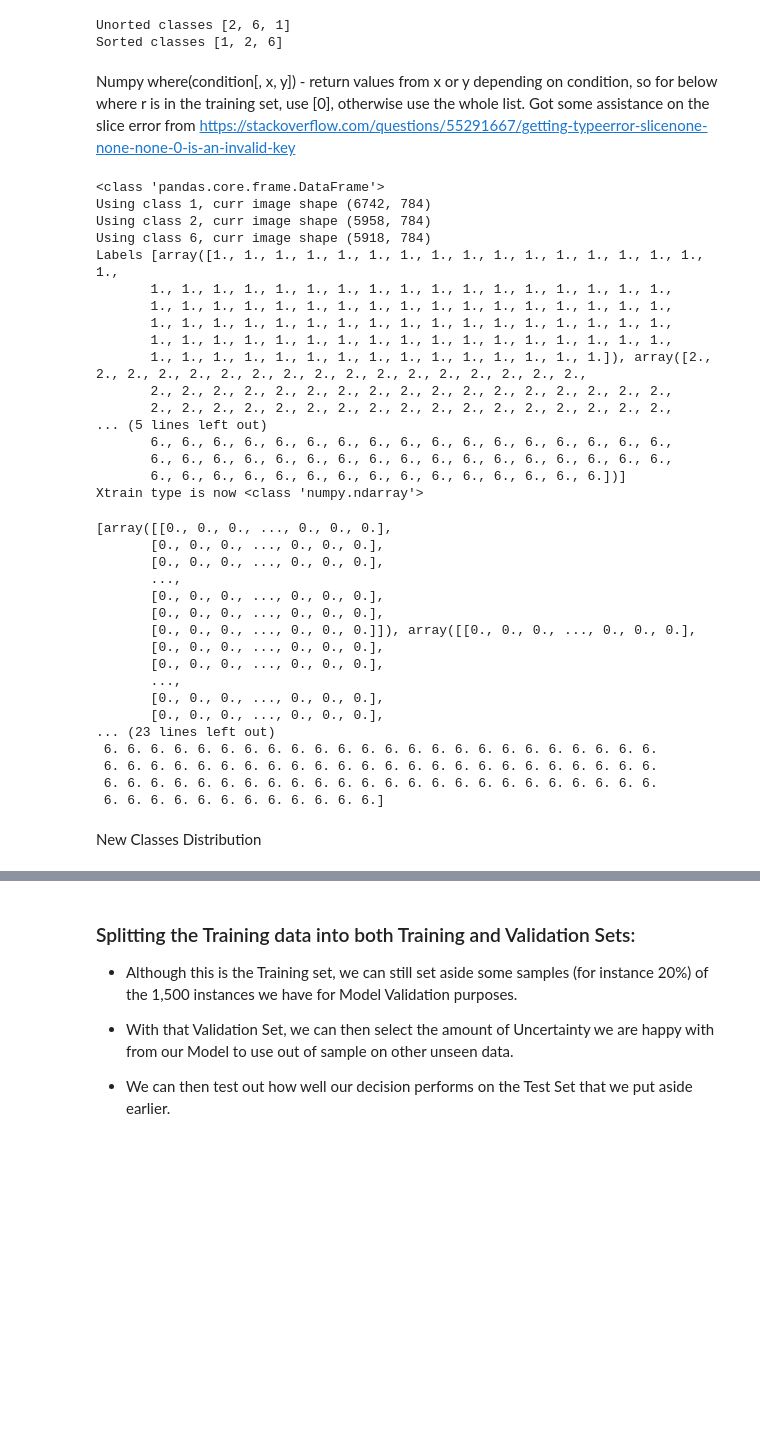
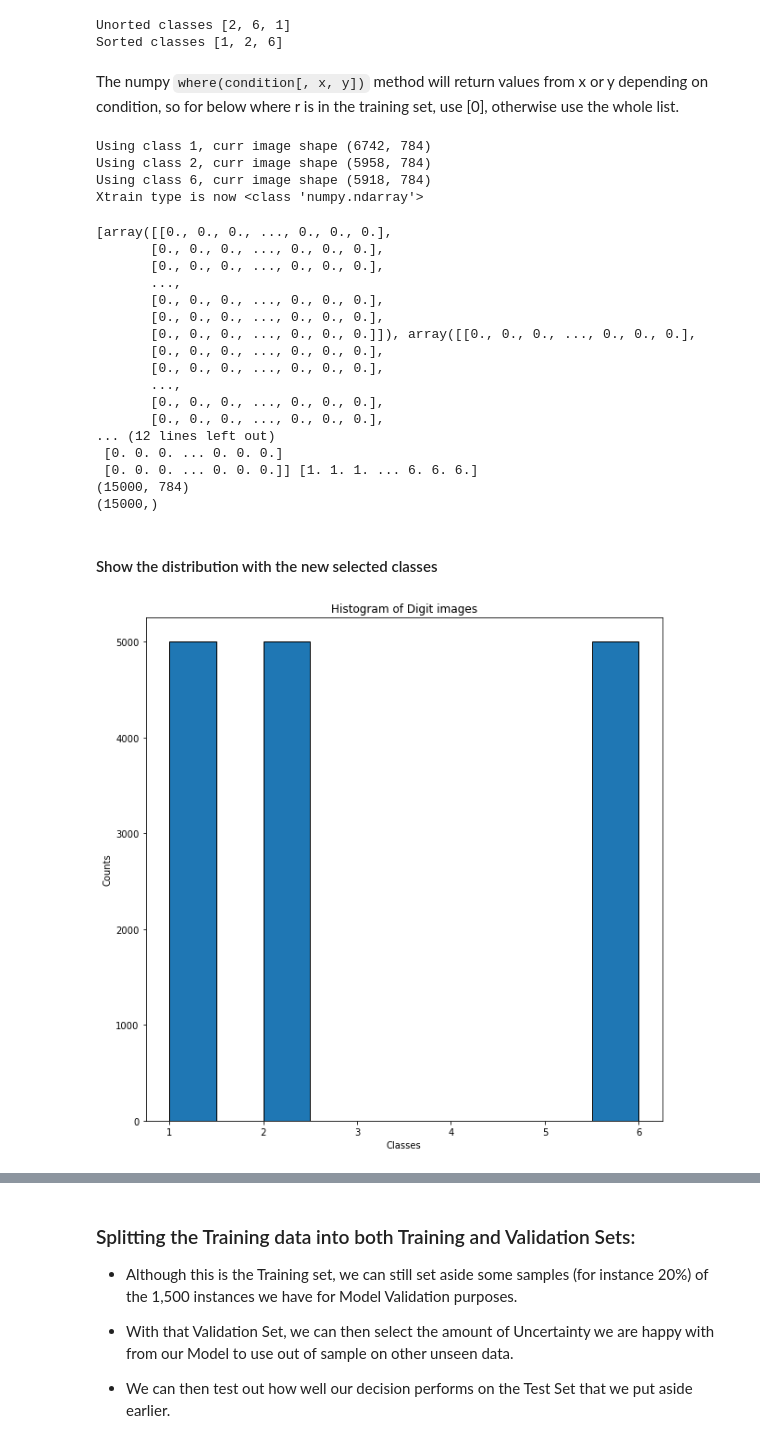
Before and after one commit to 9309888/ET5003-Group-2, a Jupyter notebook: ET5003_Etivity1_JohnHayes_9309888.ipynb, the cells around one changed output, grey strips where cells are left out. Cells and saved outputs as stored; diff of their text form; code cells hidden in the pictures; blank space fills up the shorter version.

```diff
--- a/ET5003_Etivity1_JohnHayes_9309888.ipynb
+++ b/ET5003_Etivity1_JohnHayes_9309888.ipynb
@@ -336,33 +395,19 @@ print("Sorted classes {}".format(classes))
 Unorted classes [2, 6, 1]
 Sorted classes [1, 2, 6]
 # %% [markdown]
-Numpy where(condition[, x, y]) - return values from x or y depending on condition, so for below where r is in the training set, use [0], otherwise use the whole list.
-Got some assistance on the slice error from https://stackoverflow.com/questions/55291667/getting-typeerror-slicenone-none-none-0-is-an-invalid-key
+The numpy `where(condition[, x, y])` method will return values from x or y depending on condition, so for below where r is in the training set, use [0], otherwise use the whole list.
 # %%
-# The number of instances we'll keep for each of our 3 digits:
-inst_class = 100
 
 inputs = []
 labels = []
 
-print(type(X_train))
-
 # Loop to randomly sample the instances for each digit:
 for r in classes:
 
-    #print(np.where(y_train==r)[0],X_train[:])
-
-    # This was failing when using the csv files with 60k entries
-    #  (array([    2,     5,     7, ..., 59978, 59983, 59993]), slice(None, None, None))' is an invalid key
-    # The ,:] is the slice - why are the values None ?
-    # Slice is a[start:stop:step]
-    imgs = X_train.iloc[np.where(y_train==r)[0], :].values
+    imgs = X_train[np.where(y_train==r)[0], :]
     print("Using class {}, curr image shape {}".format(r, imgs.shape))
-    #print(imgs)
-    inputs.append(imgs[np.random.permutation(imgs.shape[0]),:][0:inst_class,:])
-    labels.append(np.ones(inst_class)*r)
-
-print("Labels {}".format(labels))
+    inputs.append(imgs[np.random.permutation(imgs.shape[0]),:][0:num_class_instances,:])
+    labels.append(np.ones(num_class_instances)*r)
 
 # Shaping inputs and labels in the right format. vstack, alters the contents to be vertical
 # So from ([1, 2, 3])
@@ -374,36 +419,24 @@ y_train = np.hstack(labels)
 print("Xtrain type is now {}".format(type(X_train)))
 
 #-------------------------
-# The imgs has a shpe of 784
+# The imgs has a shape of 784
 #plt.figure(figsize=(8,8))
 #print(imgs)
 
 # Plotting 'original' image
-#plot_digits(imgs,images_per_row=5) # images_per_row was set to 9
+#plot_digits(imgs,images_per_row=9) # images_per_row was set to 9
 #plt.title("Original", fontsize=14)
 # %% [output]
-<class 'pandas.core.frame.DataFrame'>
 Using class 1, curr image shape (6742, 784)
 Using class 2, curr image shape (5958, 784)
 Using class 6, curr image shape (5918, 784)
-Labels [array([1., 1., 1., 1., 1., 1., 1., 1., 1., 1., 1., 1., 1., 1., 1., 1., 1.,
-       1., 1., 1., 1., 1., 1., 1., 1., 1., 1., 1., 1., 1., 1., 1., 1., 1.,
-       1., 1., 1., 1., 1., 1., 1., 1., 1., 1., 1., 1., 1., 1., 1., 1., 1.,
-       1., 1., 1., 1., 1., 1., 1., 1., 1., 1., 1., 1., 1., 1., 1., 1., 1.,
-       1., 1., 1., 1., 1., 1., 1., 1., 1., 1., 1., 1., 1., 1., 1., 1., 1.,
-       1., 1., 1., 1., 1., 1., 1., 1., 1., 1., 1., 1., 1., 1., 1.]), array([2., 2., 2., 2., 2., 2., 2., 2., 2., 2., 2., 2., 2., 2., 2., 2., 2.,
-       2., 2., 2., 2., 2., 2., 2., 2., 2., 2., 2., 2., 2., 2., 2., 2., 2.,
-       2., 2., 2., 2., 2., 2., 2., 2., 2., 2., 2., 2., 2., 2., 2., 2., 2.,
-... (5 lines left out)
-       6., 6., 6., 6., 6., 6., 6., 6., 6., 6., 6., 6., 6., 6., 6., 6., 6.,
-       6., 6., 6., 6., 6., 6., 6., 6., 6., 6., 6., 6., 6., 6., 6., 6., 6.,
-       6., 6., 6., 6., 6., 6., 6., 6., 6., 6., 6., 6., 6., 6., 6.])]
 Xtrain type is now <class 'numpy.ndarray'>
 # %%
 print(inputs)
 
-print(X_train)
-print(y_train)
+print(X_train, y_train)
+print(X_train.shape)
+print(y_train.shape)
 # %% [output]
 [array([[0., 0., 0., ..., 0., 0., 0.],
        [0., 0., 0., ..., 0., 0., 0.],
@@ -417,10 +450,8 @@ print(y_train)
        ...,
        [0., 0., 0., ..., 0., 0., 0.],
        [0., 0., 0., ..., 0., 0., 0.],
-... (23 lines left out)
- 6. 6. 6. 6. 6. 6. 6. 6. 6. 6. 6. 6. 6. 6. 6. 6. 6. 6. 6. 6. 6. 6. 6. 6.
- 6. 6. 6. 6. 6. 6. 6. 6. 6. 6. 6. 6. 6. 6. 6. 6. 6. 6. 6. 6. 6. 6. 6. 6.
- 6. 6. 6. 6. 6. 6. 6. 6. 6. 6. 6. 6. 6. 6. 6. 6. 6. 6. 6. 6. 6. 6. 6. 6.
- 6. 6. 6. 6. 6. 6. 6. 6. 6. 6. 6. 6.]
+... (12 lines left out)
+ [0. 0. 0. ... 0. 0. 0.]
+ [0. 0. 0. ... 0. 0. 0.]] [1. 1. 1. ... 6. 6. 6.]
+(15000, 784)
+(15000,)
-# %% [markdown]
-New Classes Distribution
@@ -429 +458,7 @@ New Classes Distribution
+# %% [markdown]
+#### Show the distribution with the new selected classes
+# %%
+plot_distribution(y_train, num_classes_to_use)
+# %% [output]
+[figure, added]
 # %% [markdown]
```
Also changed, not shown: parts of 80 cells of this notebook.
